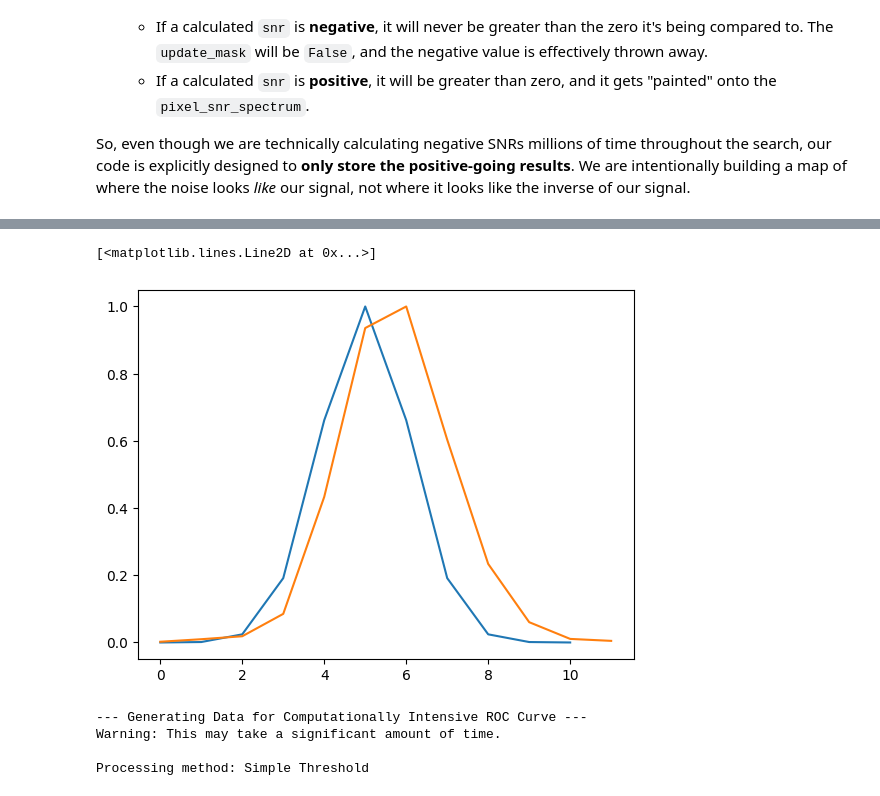
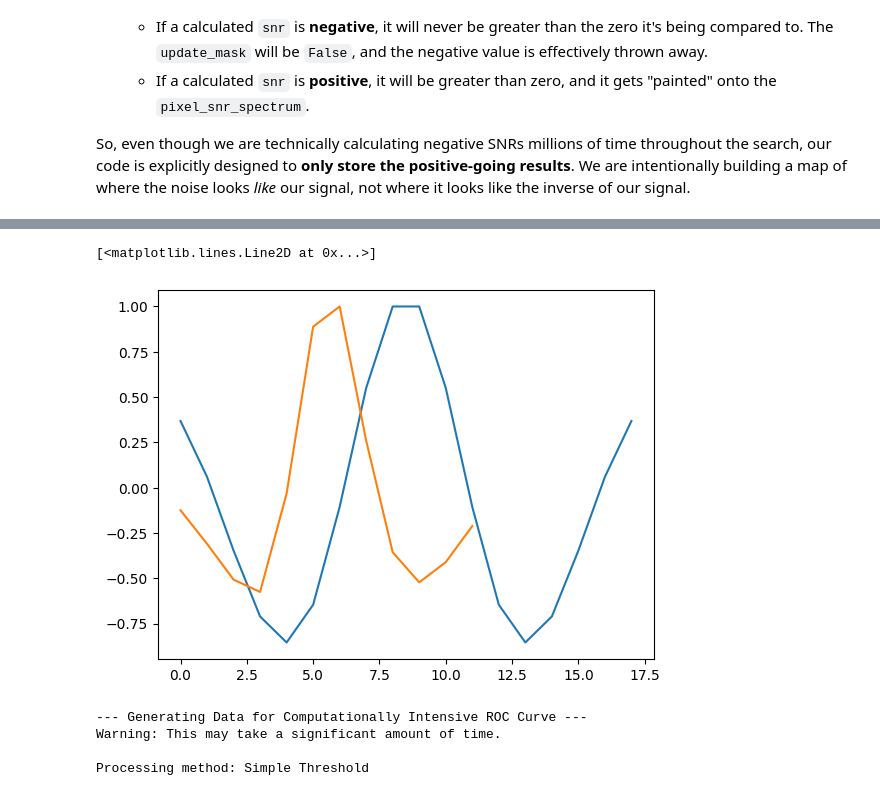
Before and after one commit to celestial-wind/maser_pipeline, a Jupyter notebook: scenario_3.ipynb, the cells around one changed output, grey strips where cells are left out. Cells and saved outputs as stored; diff of their text form; code cells hidden in the pictures.

```diff
--- a/scenario_3.ipynb
+++ b/scenario_3.ipynb
@@ -40,6 +55,7 @@ FREQS_MHZ = np.linspace(400, 800, 1024)
 VEL_AXIS = np.linspace(-1200, 1200, 4096) # High-res velocity axis for template generation
 N_INJECTIONS = 200
 NOISE_SIGMA = 1.0 # Standard deviation of the Gaussian noise
+N_CHANNELS = 1024
 
 # Search Algorithm Parameters
 SNR_THRESHOLD = 5.0 # 7-sigma detection threshold
@@ -99,14 +115,15 @@ intrinsic_template_v = otg.generate_optimal_template(
 print("--- Generating Simulated Sky Data for Scenario 2 (with RFI) ---")
 
 # 1. Generate the data cube using the dedicated simulation function
-#    We will use a blank sky, uniform noise, and no foregrounds for this scenario.
-data_cube, ground_truth, sky_weights = oss.generate_sky_image_cube(
+data_cube, ground_truth, sky_weights, foreground_cube = oss.generate_sky_image_cube(
     num_pixels=N_PIXELS,
     freqs=FREQS_MHZ,
     noise_sigma_base=NOISE_SIGMA,
     num_injections=N_INJECTIONS,
     sky_model='gdsm',          # Use a blank sky for now
     noise_model='uniform',      # Use uniform noise across all pixels
+    return_foregrounds_only=True,
+    randomize_injections=True
 )
 
 print(f"\nSuccessfully generated data cube with {len(ground_truth['injections'])} injected signals.")
@@ -883,6 +923,16 @@ Found 25 candidates using 3D DBSCAN.
 # %%
 # --- Candidate Vetting ---
 print(f"Initial number of candidates found by DBSCAN: {len(found_candidates_3d)}")
+
+# --- Vetting Parameters ---
+# Condition 3: Define an adjustable margin for the spectral edges.
+# Candidates found within this many channels of the edge will be rejected.
+edge_margin_channels = 10 # set this to zero for Dayneu filter
+
+# --- Initialize Counters for Rejected Candidates ---
+rejected_band = 0
+rejected_rfi = 0
+rejected_edge = 0
 
 # Create a new, vetted list of candidates
 vetted_candidates = []
@@ -893,23 +943,35 @@ for cand in found_candidates_3d:
     # --- Condition 1: Check if the candidate is within the observable band ---
     is_in_band = (FREQS_MHZ.min() <= centroid_freq <= FREQS_MHZ.max())
     if not is_in_band:
-        print(centroid_freq)
+        rejected_band += 1
         continue # Skip to the next candidate
 
-    # --- Condition 2: Check if the candidate is in an RFI-flagged channel ---
     # Find the index of the frequency channel closest to the centroid
     freq_idx = np.argmin(np.abs(FREQS_MHZ - centroid_freq))
+
+    # --- Condition 2: Check if the candidate is in an RFI-flagged channel ---
     # rfi_mask_boolean is True for GOOD channels, so we check if it's True
     is_in_clean_channel = rfi_mask_boolean[freq_idx]
     if not is_in_clean_channel:
+        rejected_rfi += 1
+        continue # Skip to the next candidate
+
+    # --- Condition 3: Check if the candidate is near the ends of the spectrum ---
+    is_away_from_edge = (edge_margin_channels <= freq_idx < (len(FREQS_MHZ) - edge_margin_channels))
+    if not is_away_from_edge:
+        rejected_edge += 1
         continue # Skip to the next candidate
 
     # If the candidate passes all checks, add it to our vetted list
     vetted_candidates.append(cand)
 
-print(f"Number of candidates after vetting: {len(vetted_candidates)}")
+print(f"\nNumber of candidates after vetting: {len(vetted_candidates)}")
 num_rejected = len(found_candidates_3d) - len(vetted_candidates)
-print(f"Rejected {num_rejected} candidates due to falling outside the band or in RFI zones.")
+print(f"Total rejected candidates: {num_rejected}")
+print(f"  - Rejected due to falling outside the band: {rejected_band}")
+print(f"  - Rejected due to being in RFI zones: {rejected_rfi}")
+print(f"  - Rejected due to being too close to spectral edges: {rejected_edge}")
+
 
 # --- IMPORTANT: Overwrite the old candidate list with our new, clean one ---
 found_candidates_3d = vetted_candidates
@@ -1643,9 +1914,9 @@ for thresh in tqdm(roc_thresholds, desc="Full Template Bank"):
 # %%
-plt.plot(gauss_template)
-plt.plot(single_template/single_template.max())
+plt.plot(filtered_gauss_template_short/filtered_gauss_template_short.max())
+plt.plot(filtered_compact_template/filtered_compact_template.max())
 # %% [output]
 [<matplotlib.lines.Line2D at 0x...>]
-[figure, old version]
+[figure, new version]
 # %%
 # --- Part 8: Computationally Intensive, Object-Based ROC Curve (Corrected) ---
 import scipy.stats as stats
```
Also changed, not shown: parts of 59 cells of this notebook, 5 other files.
